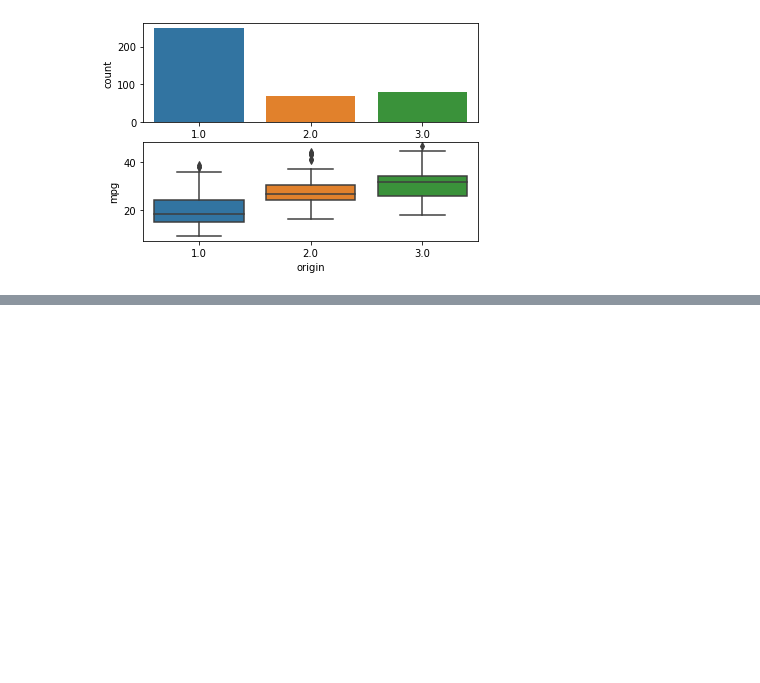
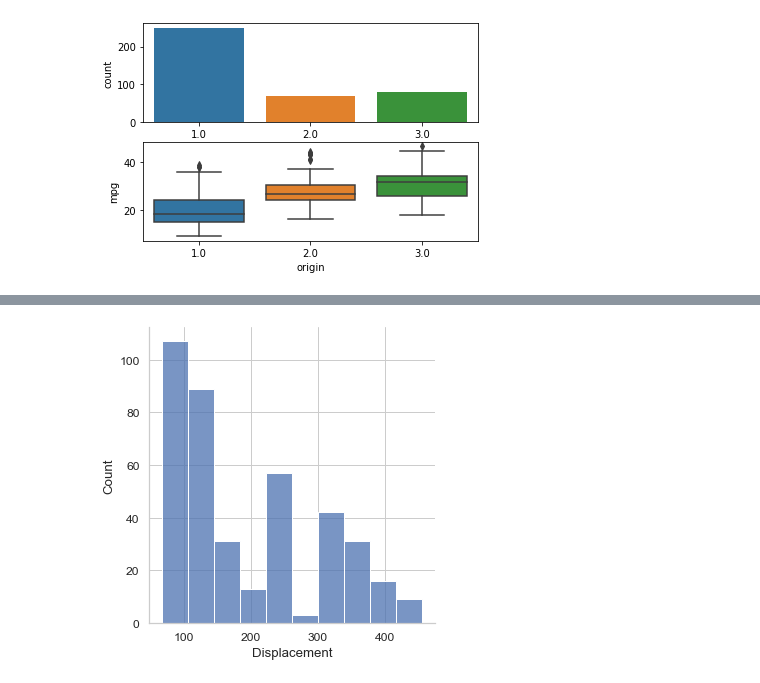
Before and after one commit to jsparraq/mpg-prediction, a Jupyter notebook: MPG Test - Data Exploratory.ipynb, the cells around one changed output, grey strips where cells are left out. Saved outputs shown, nothing was run; the diff lists cells and outputs as text; code cells hidden in the pictures; blank space fills up the shorter version.

```diff
--- a/MPG Test - Data Exploratory.ipynb
+++ b/MPG Test - Data Exploratory.ipynb
@@ -204,0 +197,5 @@ sns.boxplot(data = auto_mpg_data, x='origin', y='mpg' , ax = ax2)
+# %%
+sns.set(style='whitegrid', palette="deep", font_scale=1.1, rc={"figure.figsize": [8, 5]})
+sns.displot(auto_mpg_data, x='displacement').set(xlabel='Displacement', ylabel='Count');
+# %% [output]
+[figure, added]
```
Also changed, not shown: parts of 10 cells of this notebook.
